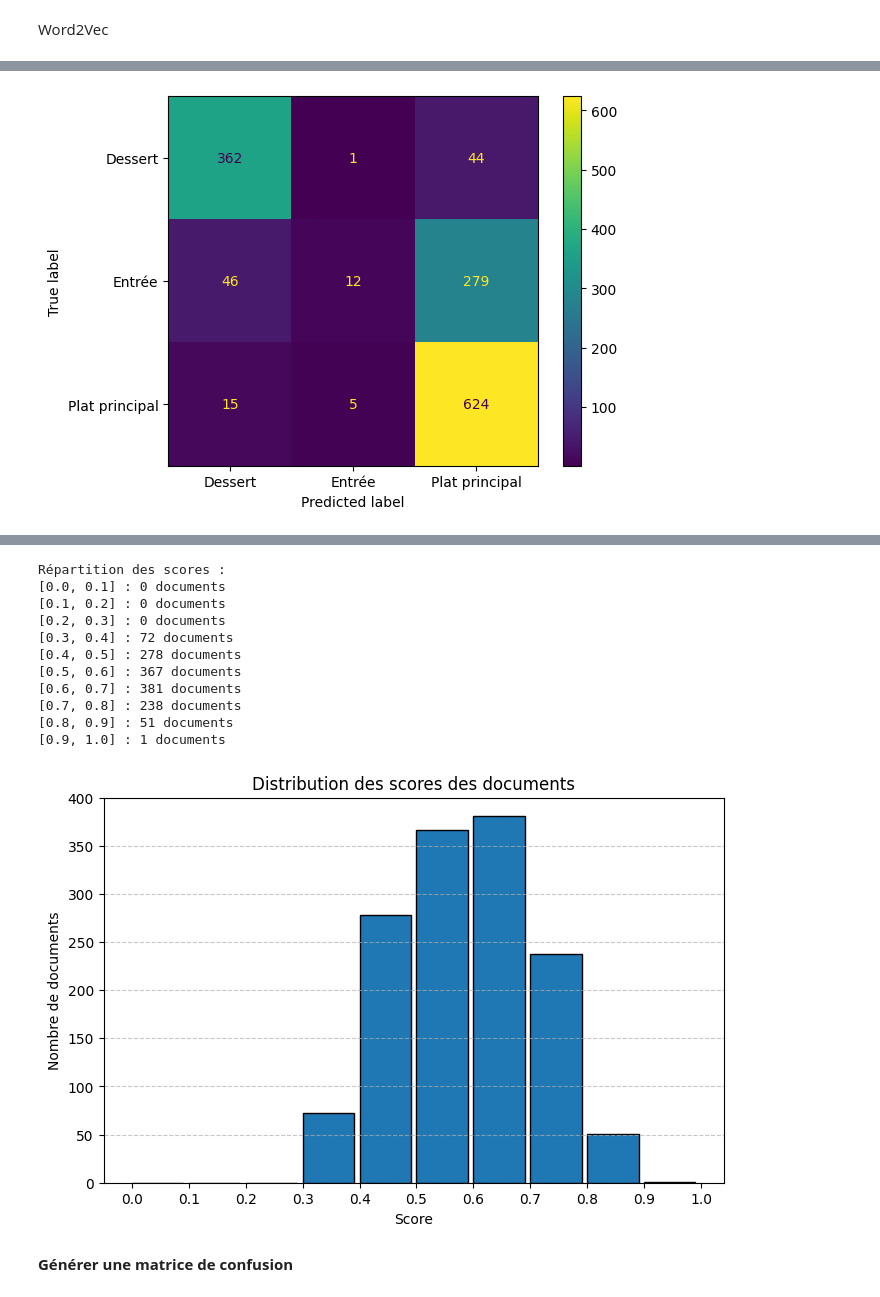
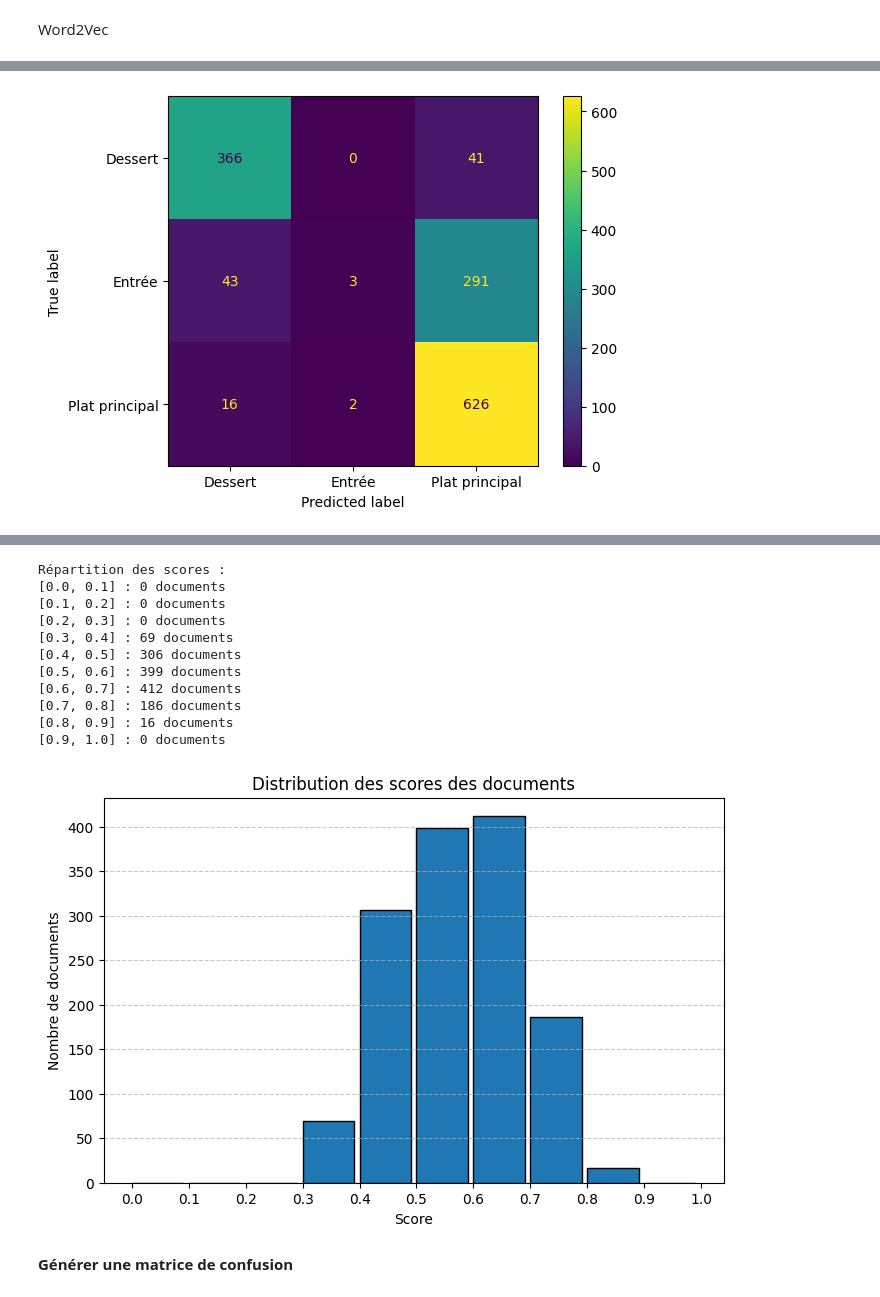
Before and after one commit to Raclax/Projet_TAL_marie_clara, a Jupyter notebook: src/traininf_nb.ipynb, the cells around one changed output, grey strips where cells are left out. Cells and saved outputs as stored; diff of their text form; code cells hidden in the pictures.

Commit message:
suppression validation + màj images

```diff
--- a/src/traininf_nb.ipynb
+++ b/src/traininf_nb.ipynb
@@ -39,6 +39,3 @@ df_test
 | 1386 | recette_166909.xml | Cailles au vin rouge | Plat principal | Facile | Moyen | - 4 - 6 cailles (dépend si ce son... | Tout d'abords, vérifier que vos c... |
 | 1387 | recette_68388.xml | Gratin de pâtes au boeuf, courget... | Plat principal | Facile | Bon marché | - 400 g de boeuf haché - 1 grosse... | Dans un plat allant au four, vers... |
 1388 rows × 7 columns
-# %%
-df_train, df_validation = train_test_split(df_train, test_size=0.2, random_state=42)
-print(df_train.shape, df_validation.shape, df_test.shape)
@@ -329,7 +308,6 @@ Word2Vec
 # %%
 scaler = MinMaxScaler()
 X_train_w2v_scaled = scaler.fit_transform(x_train_w2v)
-X_validation_w2v_scaled = scaler.transform(x_validation_w2v)
 X_test_w2v_scaled = scaler.transform(x_test_w2v)
 
 model = MultinomialNB()
@@ -358 +336 @@ Plat principal       0.66      0.97      0.78       644
-[figure, old version]
+[figure, new version]
@@ -360,15 +338,15 @@ Plat principal       0.66      0.97      0.78       644
 Répartition des scores :
 [0.0, 0.1] : 0 documents
 [0.1, 0.2] : 0 documents
 [0.2, 0.3] : 0 documents
-[0.3, 0.4] : 72 documents
-[0.4, 0.5] : 278 documents
-[0.5, 0.6] : 367 documents
-[0.6, 0.7] : 381 documents
-[0.7, 0.8] : 238 documents
-[0.8, 0.9] : 51 documents
-[0.9, 1.0] : 1 documents
+[0.3, 0.4] : 69 documents
+[0.4, 0.5] : 306 documents
+[0.5, 0.6] : 399 documents
+[0.6, 0.7] : 412 documents
+[0.7, 0.8] : 186 documents
+[0.8, 0.9] : 16 documents
+[0.9, 1.0] : 0 documents
-[figure, old version]
+[figure, new version]
 # %% [markdown]
 **Générer une matrice de confusion**
 # %%
```
Also changed, not shown: parts of 15 cells of this notebook, 25 other files.
